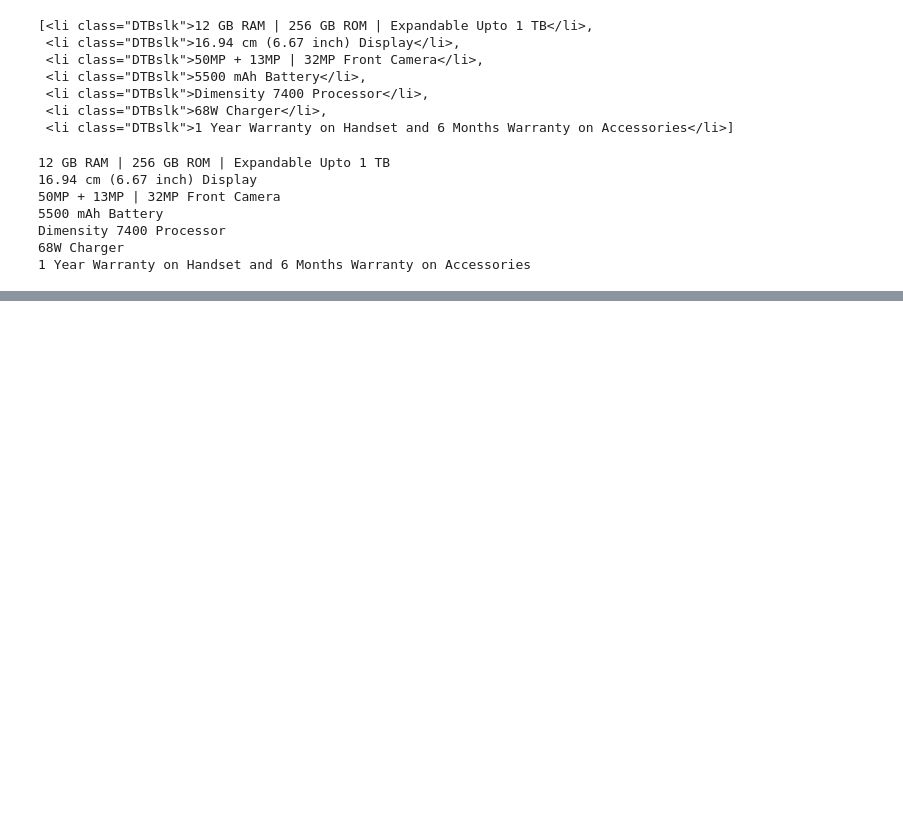
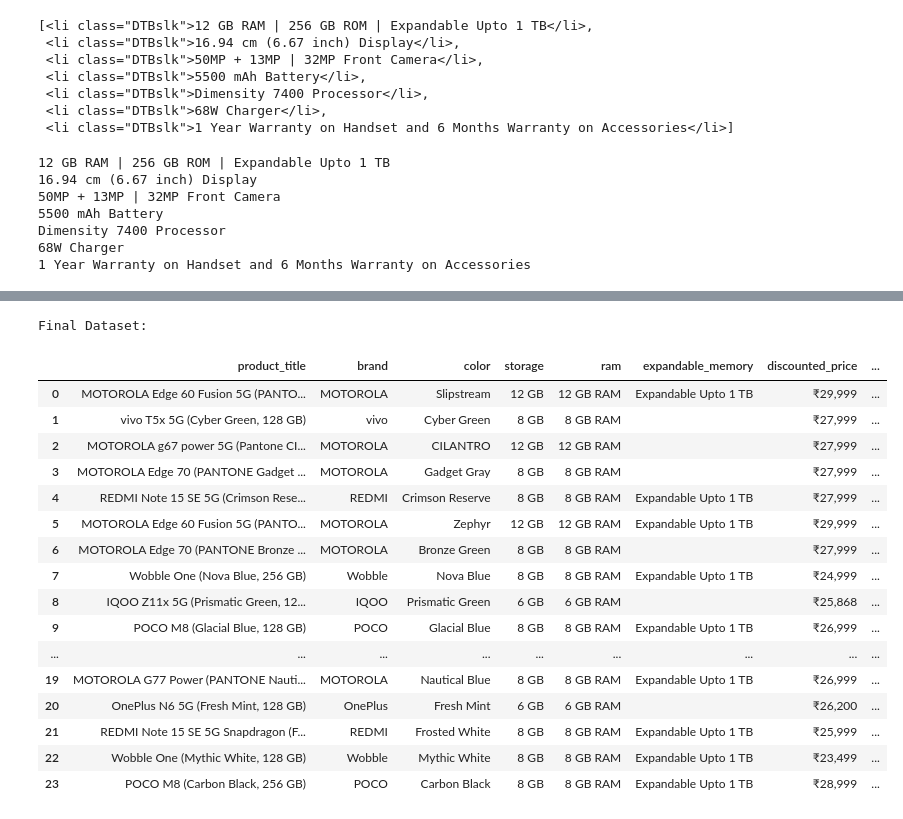
Before and after one commit to ruthikka19/FDE-lab-sec-1, a Jupyter notebook: Ruthikka_250200407_fde_lab.ipynb, the cells around one changed output, grey strips where cells are left out. Saved outputs shown, nothing was run; the diff lists cells and outputs as text; code cells hidden in the pictures; blank space fills up the shorter version.

```diff
--- a/Ruthikka_250200407_fde_lab.ipynb
+++ b/Ruthikka_250200407_fde_lab.ipynb
@@ -266,0 +480,72 @@ Dimensity 7400 Processor
+# %%
+
+
+df=df.map(
+    lambda x: x.strip() if isinstance(x, str) else x
+)
+
+
+df["discounted_price_numeric"]=(
+    df["discounted_price"]
+    .str.replace("₹", "", regex=False)
+    .str.replace(",", "", regex=False)
+)
+
+df["original_price_numeric"]=(
+    df["original_price"]
+    .str.replace("₹", "", regex=False)
+    .str.replace(",", "", regex=False)
+)
+
+df["discounted_price_numeric"] = pd.to_numeric(
+    df["discounted_price_numeric"],
+    errors="coerce"
+)
+
+df["original_price_numeric"] = pd.to_numeric(
+    df["original_price_numeric"],
+    errors="coerce"
+)
+
+
+df["rating_stars"] = pd.to_numeric(
+    df["rating_stars"],
+    errors="coerce"
+)
+
+
+df["discount_percentage_numeric"] = (
+    df["discount_percentage"]
+    .str.replace("%", "", regex=False)
+)
+
+df["discount_percentage_numeric"] = pd.to_numeric(
+    df["discount_percentage_numeric"],
+    errors="coerce"
+)
+
+
+print("Final Dataset:")
+display(df)
+
+print("Missing values in each column:")
+print(df.isnull().sum())
+# %% [output]
+Final Dataset:
+|  | product_title | brand | color | storage | ram | expandable_memory | discounted_price | ... |
+| 0 | MOTOROLA Edge 60 Fusion 5G (PANTO... | MOTOROLA | Slipstream | 12 GB | 12 GB RAM | Expandable Upto 1 TB | ₹29,999 | ... |
+| 1 | vivo T5x 5G (Cyber Green, 128 GB) | vivo | Cyber Green | 8 GB | 8 GB RAM |  | ₹27,999 | ... |
+| 2 | MOTOROLA g67 power 5G (Pantone CI... | MOTOROLA | CILANTRO | 12 GB | 12 GB RAM |  | ₹27,999 | ... |
+| 3 | MOTOROLA Edge 70 (PANTONE Gadget ... | MOTOROLA | Gadget Gray | 8 GB | 8 GB RAM |  | ₹27,999 | ... |
+| 4 | REDMI Note 15 SE 5G (Crimson Rese... | REDMI | Crimson Reserve | 8 GB | 8 GB RAM | Expandable Upto 1 TB | ₹27,999 | ... |
+| 5 | MOTOROLA Edge 60 Fusion 5G (PANTO... | MOTOROLA | Zephyr | 12 GB | 12 GB RAM | Expandable Upto 1 TB | ₹29,999 | ... |
+| 6 | MOTOROLA Edge 70 (PANTONE Bronze ... | MOTOROLA | Bronze Green | 8 GB | 8 GB RAM |  | ₹27,999 | ... |
+| 7 | Wobble One (Nova Blue, 256 GB) | Wobble | Nova Blue | 8 GB | 8 GB RAM | Expandable Upto 1 TB | ₹24,999 | ... |
+| 8 | IQOO Z11x 5G (Prismatic Green, 12... | IQOO | Prismatic Green | 6 GB | 6 GB RAM |  | ₹25,868 | ... |
+| 9 | POCO M8 (Glacial Blue, 128 GB) | POCO | Glacial Blue | 8 GB | 8 GB RAM | Expandable Upto 1 TB | ₹26,999 | ... |
+| ... | ... | ... | ... | ... | ... | ... | ... | ... |
+| 19 | MOTOROLA G77 Power (PANTONE Nauti... | MOTOROLA | Nautical Blue | 8 GB | 8 GB RAM | Expandable Upto 1 TB | ₹26,999 | ... |
+| 20 | OnePlus N6 5G (Fresh Mint, 128 GB) | OnePlus | Fresh Mint | 6 GB | 6 GB RAM |  | ₹26,200 | ... |
+| 21 | REDMI Note 15 SE 5G Snapdragon (F... | REDMI | Frosted White | 8 GB | 8 GB RAM | Expandable Upto 1 TB | ₹25,999 | ... |
+| 22 | Wobble One (Mythic White, 128 GB) | Wobble | Mythic White | 8 GB | 8 GB RAM | Expandable Upto 1 TB | ₹23,499 | ... |
+| 23 | POCO M8 (Carbon Black, 256 GB) | POCO | Carbon Black | 8 GB | 8 GB RAM | Expandable Upto 1 TB | ₹28,999 | ... |
```
Also changed, not shown: parts of 8 cells of this notebook.
